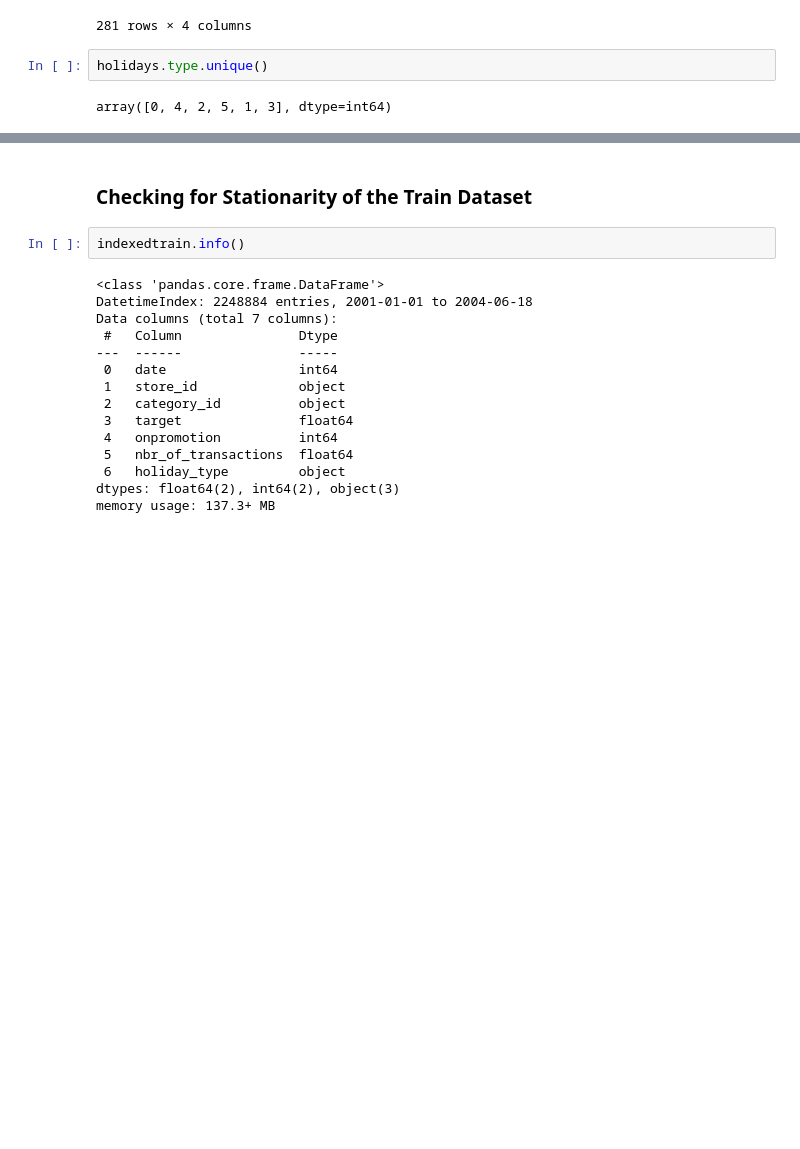
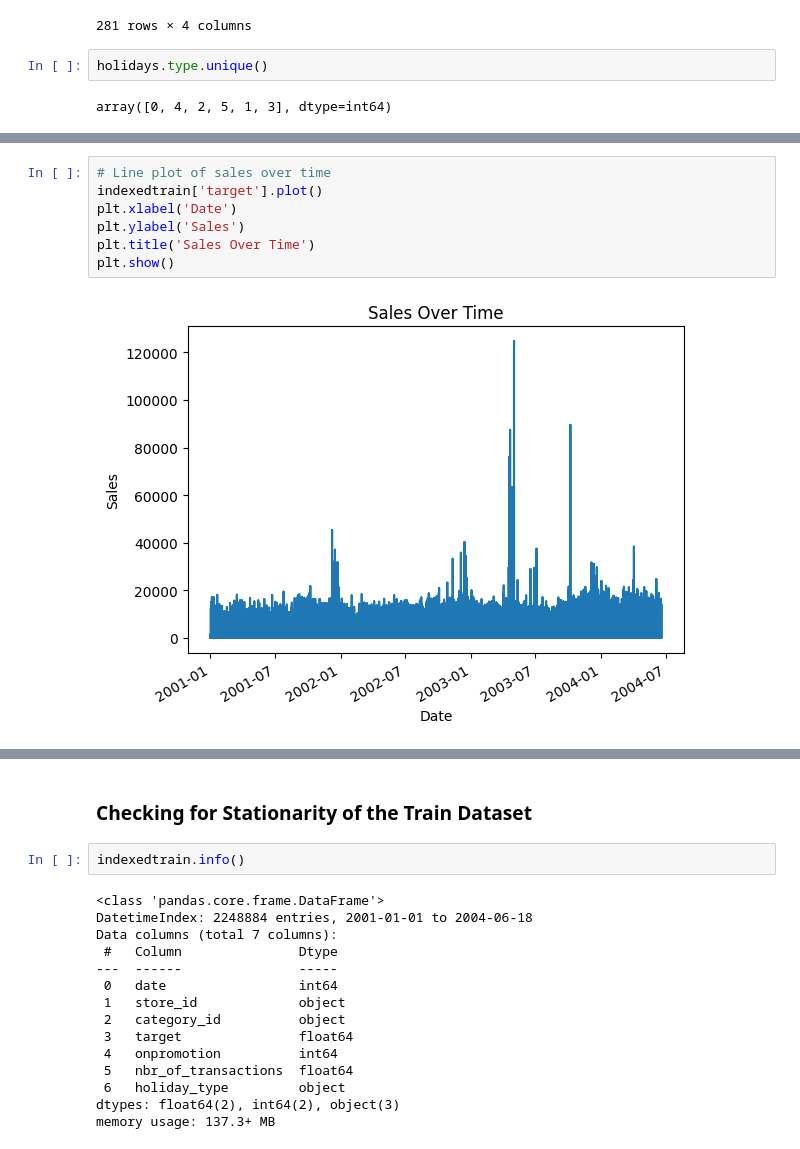
Before and after one commit to Gilbert-B/Forecasting-Sales, a Jupyter notebook: notebook/Sales_Forecast.ipynb, the cells around one changed output, grey strips where cells are left out. Saved outputs shown, nothing was run; the diff lists cells and outputs as text; blank space fills up the shorter version.

```diff
--- a/notebook/Sales_Forecast.ipynb
+++ b/notebook/Sales_Forecast.ipynb
@@ -740,0 +818,9 @@ indexedtrain
+# %%
+# Line plot of sales over time
+indexedtrain['target'].plot()
+plt.xlabel('Date')
+plt.ylabel('Sales')
+plt.title('Sales Over Time')
+plt.show()
+# %% [output]
+[figure, added]
```
Also changed, not shown: parts of 38 cells of this notebook.
